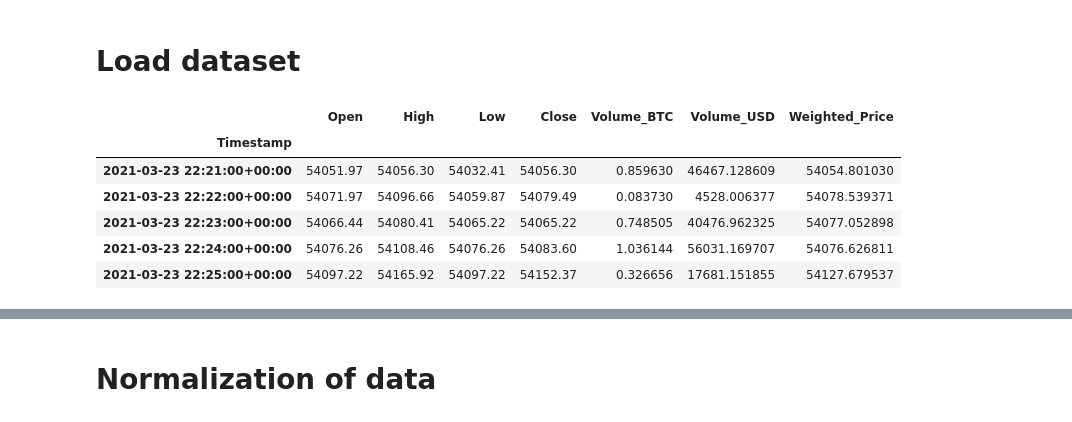
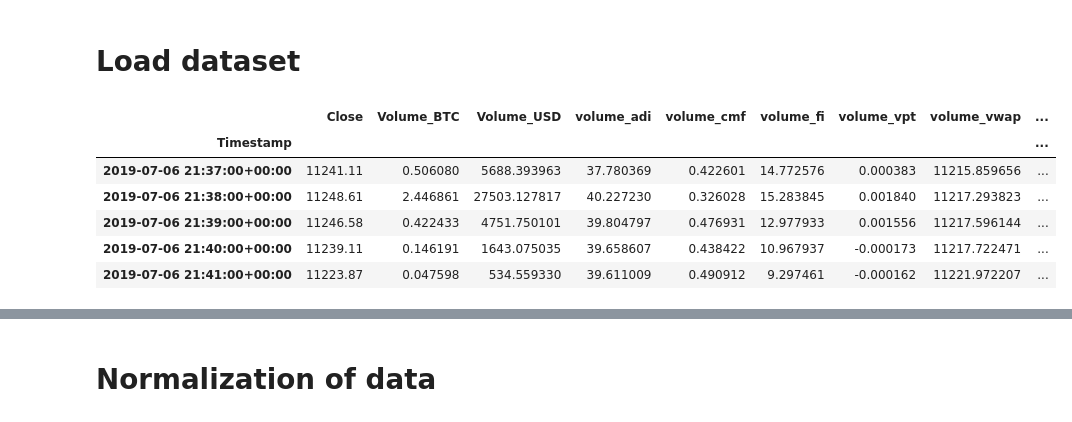
Before and after one commit to ZarthaxX/aa-tp-crypto, a Jupyter notebook: LSTM_CharlieONeill.ipynb, the cells around one changed output, grey strips where cells are left out. Saved outputs shown, nothing was run; the diff lists cells and outputs as text; code cells hidden in the pictures.

```diff
--- a/LSTM_CharlieONeill.ipynb
+++ b/LSTM_CharlieONeill.ipynb
@@ -14,3 +37,15 @@ def dateparse (time_in_secs):
 # %% [markdown]
 # Load dataset
+# %%
+df = pd.read_csv("processed_data_2/processed_bitcoin_history.csv", index_col = 'Timestamp', parse_dates=True)
+df = df.drop(['Date','Target','Close_previous','Year','Month','Week','Weekday','Day','Hour'], axis=1)
+df.head()
+# %% [output]
+|  | Close | Volume_BTC | Volume_USD | volume_adi | volume_cmf | volume_fi | volume_vpt | volume_vwap | ... |
+| Timestamp |  |  |  |  |  |  |  |  | ... |
+| 2019-07-06 21:37:00+00:00 | 11241.11 | 0.506080 | 5688.393963 | 37.780369 | 0.422601 | 14.772576 | 0.000383 | 11215.859656 | ... |
+| 2019-07-06 21:38:00+00:00 | 11248.61 | 2.446861 | 27503.127817 | 40.227230 | 0.326028 | 15.283845 | 0.001840 | 11217.293823 | ... |
+| 2019-07-06 21:39:00+00:00 | 11246.58 | 0.422433 | 4751.750101 | 39.804797 | 0.476931 | 12.977933 | 0.001556 | 11217.596144 | ... |
+| 2019-07-06 21:40:00+00:00 | 11239.11 | 0.146191 | 1643.075035 | 39.658607 | 0.438422 | 10.967937 | -0.000173 | 11217.722471 | ... |
+| 2019-07-06 21:41:00+00:00 | 11223.87 | 0.047598 | 534.559330 | 39.611009 | 0.490912 | 9.297461 | -0.000162 | 11221.972207 | ... |
 # %%
@@ -27,13 +53,3 @@ df=bitcoin_hist[['Open', 'High', 'Low', 'Close', 'Volume_BTC', 'Volume_USD',
-# %%
-df.head()
-# %% [output]
-|  | Open | High | Low | Close | Volume_BTC | Volume_USD | Weighted_Price |
-| Timestamp |  |  |  |  |  |  |  |
-| 2021-03-23 22:21:00+00:00 | 54051.97 | 54056.30 | 54032.41 | 54056.30 | 0.859630 | 46467.128609 | 54054.801030 |
-| 2021-03-23 22:22:00+00:00 | 54071.97 | 54096.66 | 54059.87 | 54079.49 | 0.083730 | 4528.006377 | 54078.539371 |
-| 2021-03-23 22:23:00+00:00 | 54066.44 | 54080.41 | 54065.22 | 54065.22 | 0.748505 | 40476.962325 | 54077.052898 |
-| 2021-03-23 22:24:00+00:00 | 54076.26 | 54108.46 | 54076.26 | 54083.60 | 1.036144 | 56031.169707 | 54076.626811 |
-| 2021-03-23 22:25:00+00:00 | 54097.22 | 54165.92 | 54097.22 | 54152.37 | 0.326656 | 17681.151855 | 54127.679537 |
 # %%
 plt.plot(df.Close)
 plt.xlabel("Time")
```
Also changed, not shown: parts of 29 cells of this notebook.
